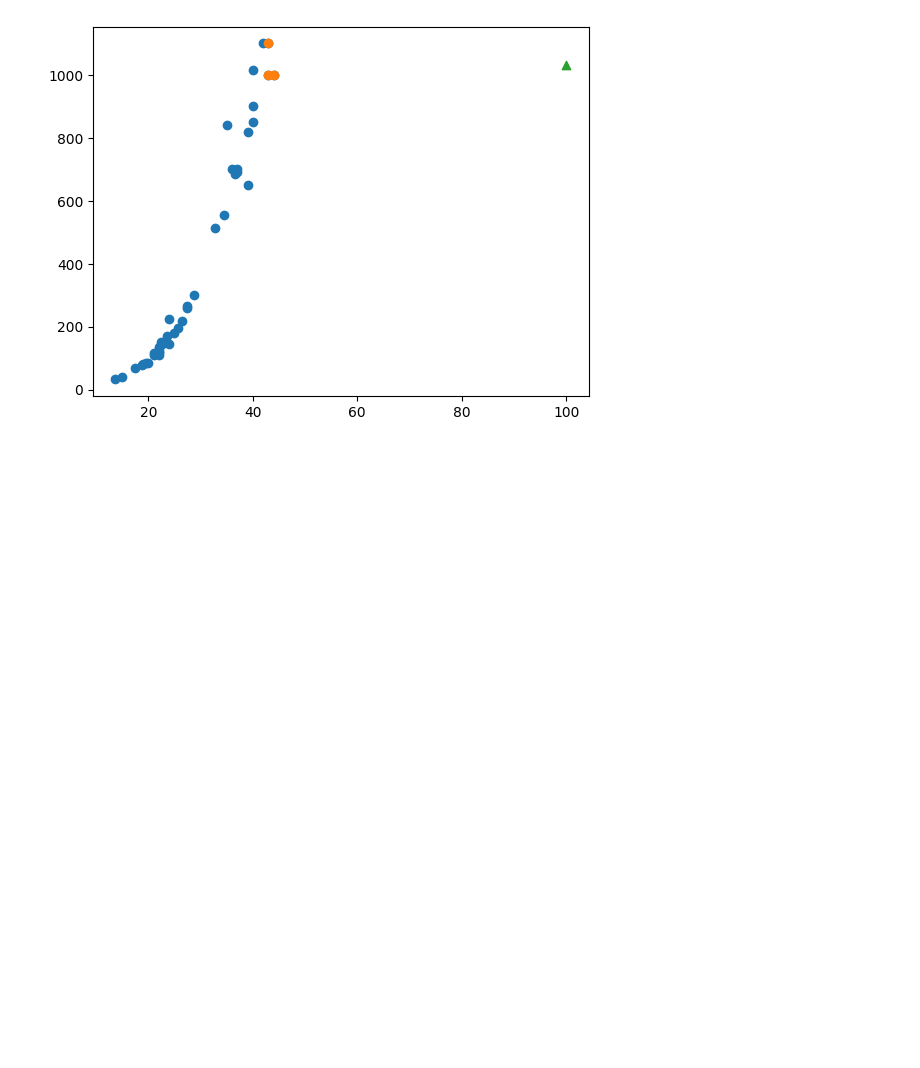
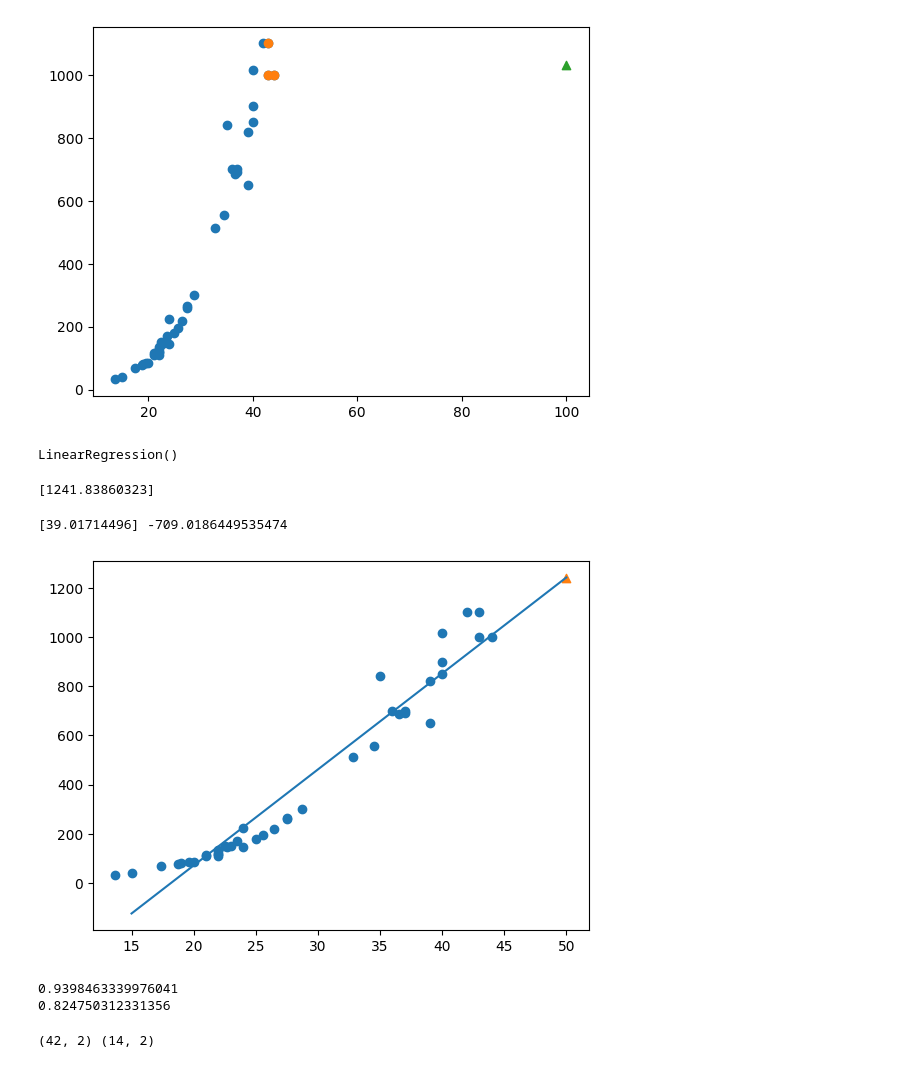
Before and after one commit to hanyong5/2025python, a Jupyter notebook: 02code/01test/11ml_reg01.ipynb, the cells around one changed output. Saved outputs shown, nothing was run; the diff lists cells and outputs as text; code cells hidden in the pictures; blank space fills up the shorter version.

```diff
--- a/02code/01test/11ml_reg01.ipynb
+++ b/02code/01test/11ml_reg01.ipynb
@@ -56,3 +57,29 @@ plt.scatter(100,1033,marker='^')
 plt.show()
 # %% [output]
 [figure]
+# %%
+lr = LinearRegression()
+lr.fit(X_train,y_train)
+# %% [output]
+LinearRegression()
+# %%
+print(lr.predict([[50]]))
+# %% [output]
+[1241.83860323]
+# %%
+print(lr.coef_,lr.intercept_)
+# %% [output]
+[39.01714496] -709.0186449535474
+# %%
+plt.scatter(X_train,y_train)
+plt.plot([15,50],[15 * lr.coef_+lr.intercept_,50 * lr.coef_+lr.intercept_])
+plt.scatter(50,1241,marker="^")
+plt.show()
+# %% [output]
+[figure, added]
+# %%
+print(lr.score(X_train,y_train))
+print(lr.score(X_test,y_test))
+# %% [output]
+0.9398463339976041
+0.824750312331356
@@ -58,0 +89,4 @@ plt.show()
+# %%
+print(train_poly.shape,test_poly.shape)
+# %% [output]
+(42, 2) (14, 2)
```
Also changed, not shown: parts of 11 cells of this notebook.
